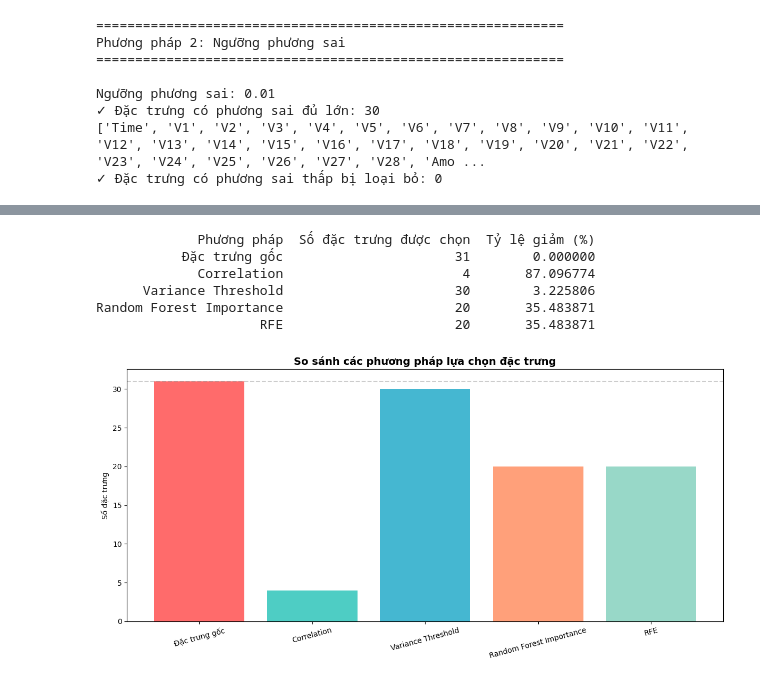
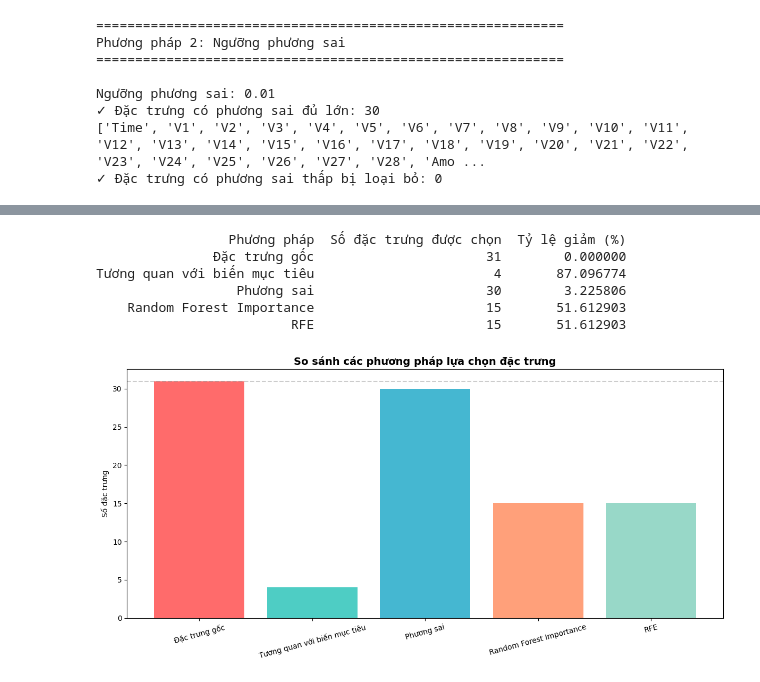
Before and after one commit to AnhTtis/Preprocessing_Methods, a Jupyter notebook: notebooks/02_tabular_preprocessing.ipynb, the cells around one changed output, grey strips where cells are left out. Saved outputs shown, nothing was run; the diff lists cells and outputs as text; code cells hidden in the pictures.

```diff
--- a/notebooks/02_tabular_preprocessing.ipynb
+++ b/notebooks/02_tabular_preprocessing.ipynb
@@ -481,7 +486,7 @@ Ngưỡng phương sai: 0.01
 ['Time', 'V1', 'V2', 'V3', 'V4', 'V5', 'V6', 'V7', 'V8', 'V9', 'V10', 'V11', 'V12', 'V13', 'V14', 'V15', 'V16', 'V17', 'V18', 'V19', 'V20', 'V21', 'V22', 'V23', 'V24', 'V25', 'V26', 'V27', 'V28', 'Amo ...
 ✓ Đặc trưng có phương sai thấp bị loại bỏ: 0
 # %%
-# Method 3: FEATURE IMPORTANCE (Random Forest)
+# Method 3: Độ quan trọng của đặc trưng (Random Forest)
 print("\n" + "="*60)
 print("Phương pháp 3: Độ quan trọng của đặc trưng (Random Forest)")
 print("="*60)
@@ -514,8 +519,8 @@ feature_importances = pd.Series(
 print("\nĐộ quan trọng của các đặc trưng:")
 print(feature_importances)
 
-# Visualization: Top 16 features
-top_k = 20
+# Visualization: Top 15 features
+top_k = 15
 plt.figure(figsize=(8, 6))
 feature_importances.head(top_k).plot(
     kind='barh'
@@ -554,5 +559,5 @@ dtype: float64
 # %%
-# Method 4: RECURSIVE FEATURE ELIMINATION (RFE)
+# Method 4: Loại bỏ đặc trưng đệ quy (RFE)
 print("\n" + "="*60)
 print("Phương pháp 4: Loại bỏ đặc trưng đệ quy (RFE)")
 print("="*60)
@@ -567,7 +572,7 @@ X_RFE = data_normalized[feature_cols]
 y_RFE = data_normalized[target_col]
 
 # Số đặc trưng cần chọn
-n_features_to_select = min(20, len(feature_cols))
+n_features_to_select = min(15, len(feature_cols))
 print(f"\nLựa chọn {n_features_to_select} đặc trưng bằng RFE...")
 
 # Logistic Regression (phù hợp cho phân loại nhị phân)
@@ -600,8 +605,8 @@ rfe_ranking = pd.DataFrame({
     'Được chọn': rfe.support_
 }).sort_values('Hạng')
 
-print("\nTop 20 đặc trưng theo thứ hạng RFE:")
-print(rfe_ranking.head(20))
+print("\nTop đặc trưng theo thứ hạng RFE:")
+print(rfe_ranking)
 # %% [output]
 ============================================================
 Phương pháp 4: Loại bỏ đặc trưng đệ quy (RFE)
@@ -623,10 +628,9 @@ Top 20 đặc trưng theo thứ hạng RFE:
 # %%
-
 comparison = pd.DataFrame({
     'Phương pháp': [
         'Đặc trưng gốc',
-        'Correlation',
-        'Variance Threshold',
+        'Tương quan với biến mục tiêu',
+        'Phương sai',
         'Random Forest Importance',
         'RFE'
     ],
@@ -649,56 +653,50 @@ plt.figure(figsize=(12, 6))
 colors = ['#FF6B6B', '#4ECDC4', '#45B7D1', '#FFA07A', '#98D8C8']
 plt.bar(
     comparison['Phương pháp'],
     comparison['Số đặc trưng được chọn'],
     color=colors
 )
 plt.axhline(len(all_features), linestyle='--', alpha=0.4, color='gray')
 plt.title('So sánh các phương pháp lựa chọn đặc trưng', fontsize=14, fontweight='bold')
 plt.ylabel('Số đặc trưng')
 plt.xticks(rotation=15)
 plt.tight_layout()
 plt.show()
 
 set_corr = set(features_after_corr)
 set_var = set(features_after_variance)
 set_rf = set(features_after_importance)
 set_rfe = set(features_after_rfe)
 
+# In ra kết quả chọn đặc trưng của tưng phương pháp
+print("\n" + "="*60)
+print("Tổng hợp đặc trưng được chọn bởi các phương pháp")
+print("="*60)
+print(f"Phương pháp 1 - Tương quan với biến mục tiêu", set_corr)
+print(f"Phương pháp 2 - Phương sai", set_var)
+print(f"Phương pháp 3 - Random Forest", set_rf)
+print(f"Phương pháp 4 - RFE", set_rfe)
+
 common_all = set_corr & set_var & set_rf & set_rfe
 common_three = (
     (set_corr & set_rf & set_rfe) |
     (set_corr & set_var & set_rf) |
     (set_corr & set_var & set_rfe) |
     (set_var & set_rf & set_rfe)
 )
 
-print("\n[PHÂN TÍCH GIAO NHAU]")
+print("\n" + "="*60)
+print("Phân tích giao nhau giữa các phương pháp")
+print("="*60)
 print(f"Đặc trưng chung của TẤT CẢ phương pháp: {len(common_all)}")
 print(f"Đặc trưng được ≥ 3 phương pháp chọn: {len(common_three)}")
-
-# ==============================
-# 8. FINAL FEATURE SET (CONSENSUS)
-# ==============================
-final_features = list(set_corr & set_rf)
-
-if len(final_features) < 15:
-    bổ_sung = [f for f in features_after_rfe if f not in final_features]
-    final_features.extend(bổ_sung[:15 - len(final_features)])
-
-data_final_selected = data_normalized[final_features]
-
-print("\n[FINAL FEATURE SET]")
-print(f"Số đặc trưng cuối cùng: {len(final_features)}")
-print(f"Kích thước dữ liệu: {data_final_selected.shape}")
-
-print("\nDanh sách đặc trưng cuối:")
-for i, f in enumerate(sorted(final_features), 1):
+for i, f in enumerate(sorted(common_three), 1):
     print(f"{i}. {f}")
 # %% [output]
-             Phương pháp  Số đặc trưng được chọn  Tỷ lệ giảm (%)
-           Đặc trưng gốc                      31        0.000000
-             Correlation                       4       87.096774
-      Variance Threshold                      30        3.225806
-Random Forest Importance                      20       35.483871
-                     RFE                      20       35.483871
+                 Phương pháp  Số đặc trưng được chọn  Tỷ lệ giảm (%)
+               Đặc trưng gốc                      31        0.000000
+Tương quan với biến mục tiêu                       4       87.096774
+                  Phương sai                      30        3.225806
+    Random Forest Importance                      15       51.612903
+                         RFE                      15       51.612903
-[figure, old version]
+[figure, new version]
```
Also changed, not shown: parts of 21 cells of this notebook.
